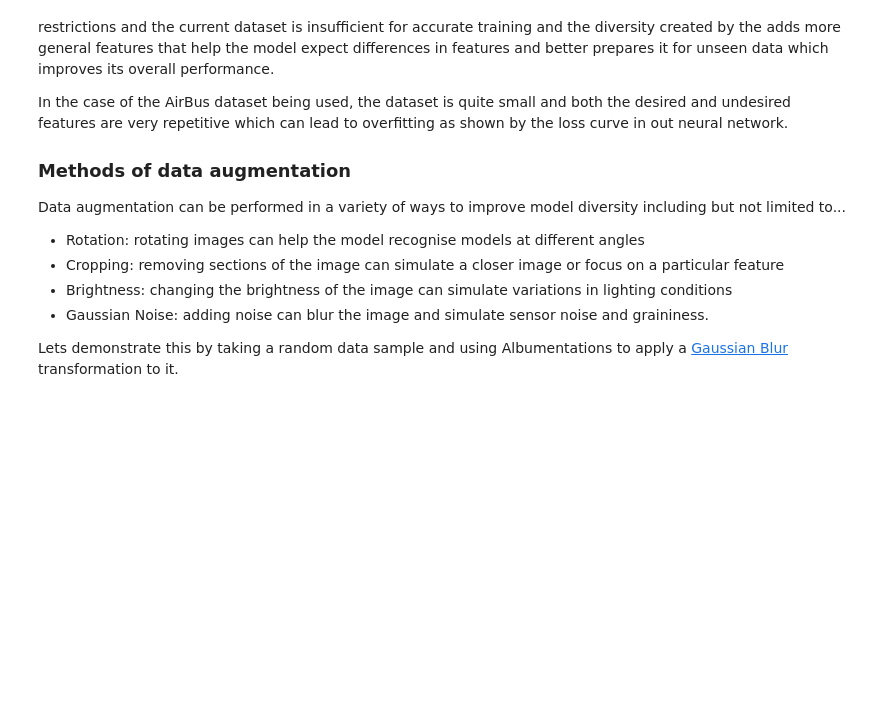
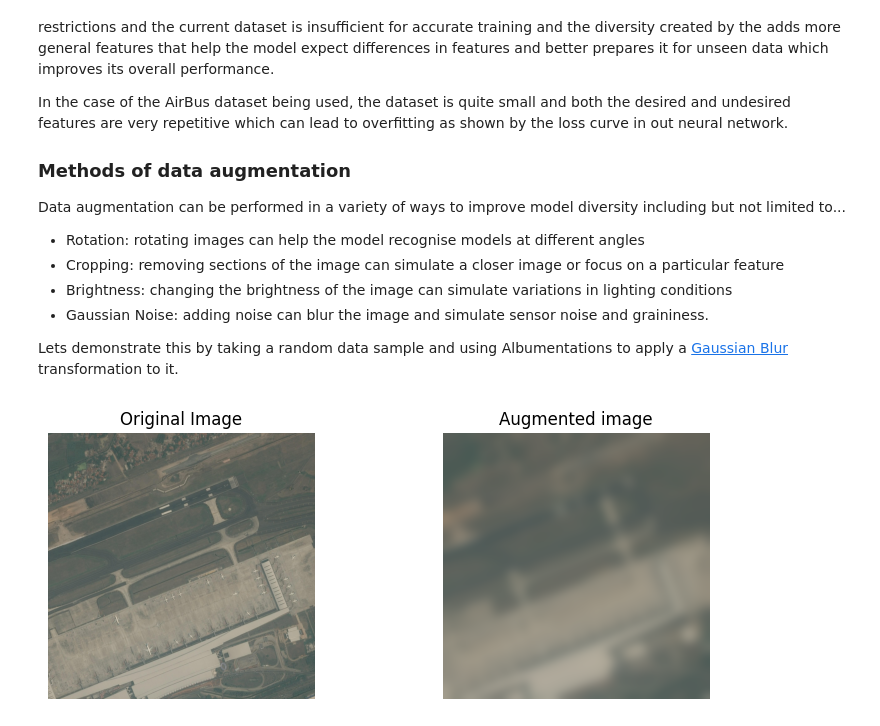
Before and after one commit to LouieDormer/Airbus-Aircraft-Detection, a Jupyter notebook: py/Question 3/Question3.ipynb, the cells around one changed output. Saved outputs shown, nothing was run; the diff lists cells and outputs as text; code cells hidden in the pictures; blank space fills up the shorter version.

Commit message:
Implement demostration of data augmentation by applying Gaussian noise to a random data sample

```diff
--- a/py/Question 3/Question3.ipynb
+++ b/py/Question 3/Question3.ipynb
@@ -36,8 +36,8 @@ from torch.utils.data.sampler import SequentialSampler
 from matplotlib import pyplot as plt
 from sklearn.model_selection import train_test_split
 # %%
-#HOME = "/Users/louie/Documents/Visual Studio Code/ACT Work/Airbus-Aircraft-Detection"
-HOME = '/content/drive/MyDrive/ACT Coursework 2/Airbus-Aircraft-Detection/'
+HOME = "/Users/louie/Documents/Visual Studio Code/ACT Work/Airbus-Aircraft-Detection"
+#HOME = '/content/drive/MyDrive/ACT Coursework 2/Airbus-Aircraft-Detection/'
 directory_path = os.path.join(HOME, 'airbus-aircrafts-sample-dataset')
 image_path = os.path.join(directory_path, 'images')
 # %% [markdown]
@@ -60,3 +60,36 @@ Data augmentation can be performed in a variety of ways to improve model diversi
 - Gaussian Noise: adding noise can blur the image and simulate sensor noise and graininess.
 
 Lets demonstrate this by taking a random data sample and using Albumentations to apply a [Gaussian Blur](https://en.wikipedia.org/wiki/Gaussian_blur) transformation to it.
+# %%
+transform = A.Compose([
+    A.GaussianBlur(blur_limit=(69, 421), sigma_limit=0, p=1.0),
+    ToTensorV2(p=1.0)
+])
+
+random_image = np.random.choice(os.listdir(image_path))
+image_path2 = os.path.join(image_path, random_image)
+image = cv2.imread(image_path2)  # Replace with your image path
+image = cv2.cvtColor(image, cv2.COLOR_BGR2RGB)  # Convert to RGB
+
+# Apply the transformation multiple times
+augmented_images = []
+for _ in range(1):  # Generate N different augmented images
+    augmented = transform(image=image)
+    augmented_images.append(augmented['image'].permute(1, 2, 0).numpy())  # Convert back to numpy for visualisation
+
+# Display the original and augmented images
+plt.figure(figsize=(12, 6))
+plt.subplot(2, 3, 1)
+plt.imshow(image)
+plt.title("Original Image")
+plt.axis("off")
+
+plt.subplot(2, 3, 2)
+plt.imshow(augmented_images[0].astype(np.uint8))
+plt.title(f"Augmented image")
+plt.axis("off")
+
+plt.tight_layout()
+plt.show()
+# %% [output]
+[figure, added]
```
Also changed, not shown: parts of 1 cell of this notebook.
